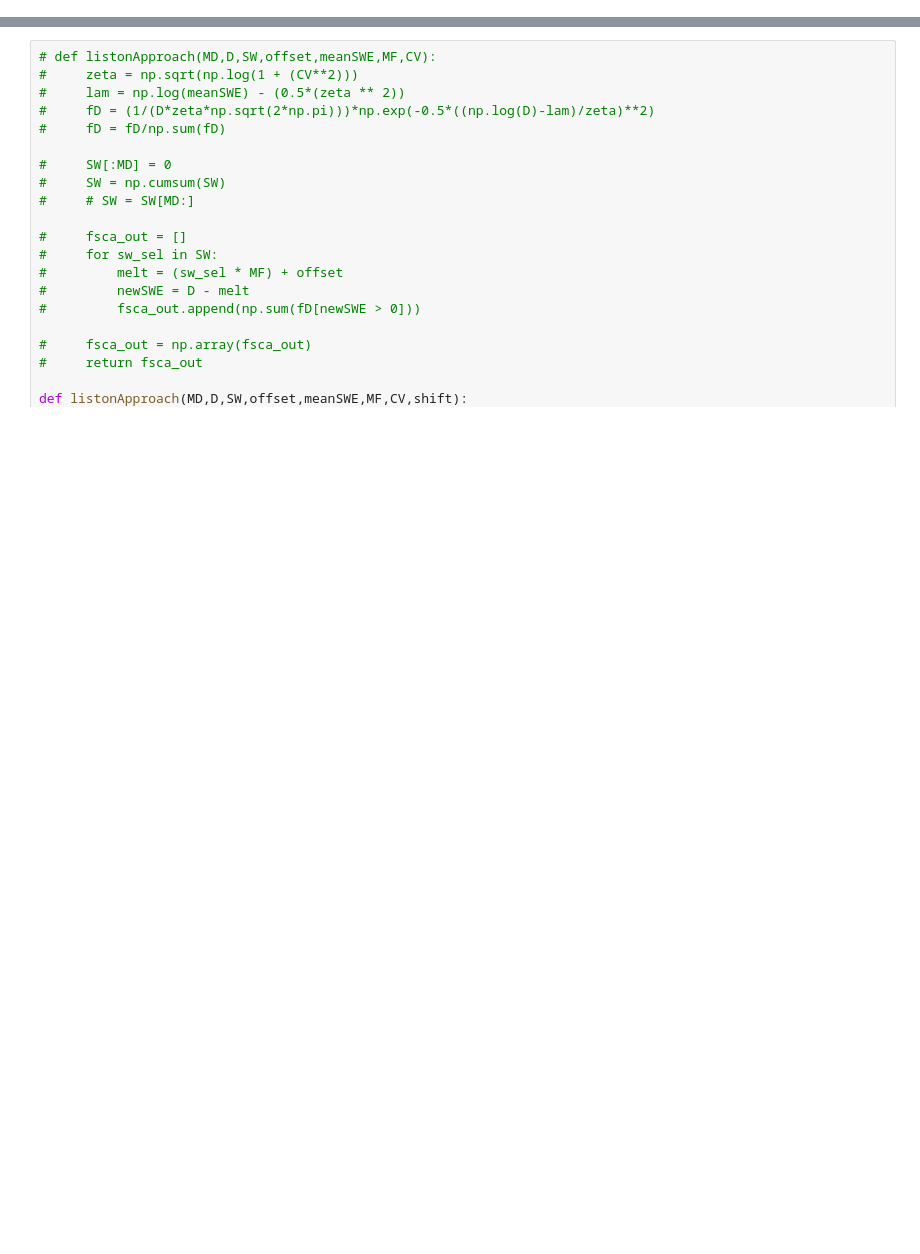
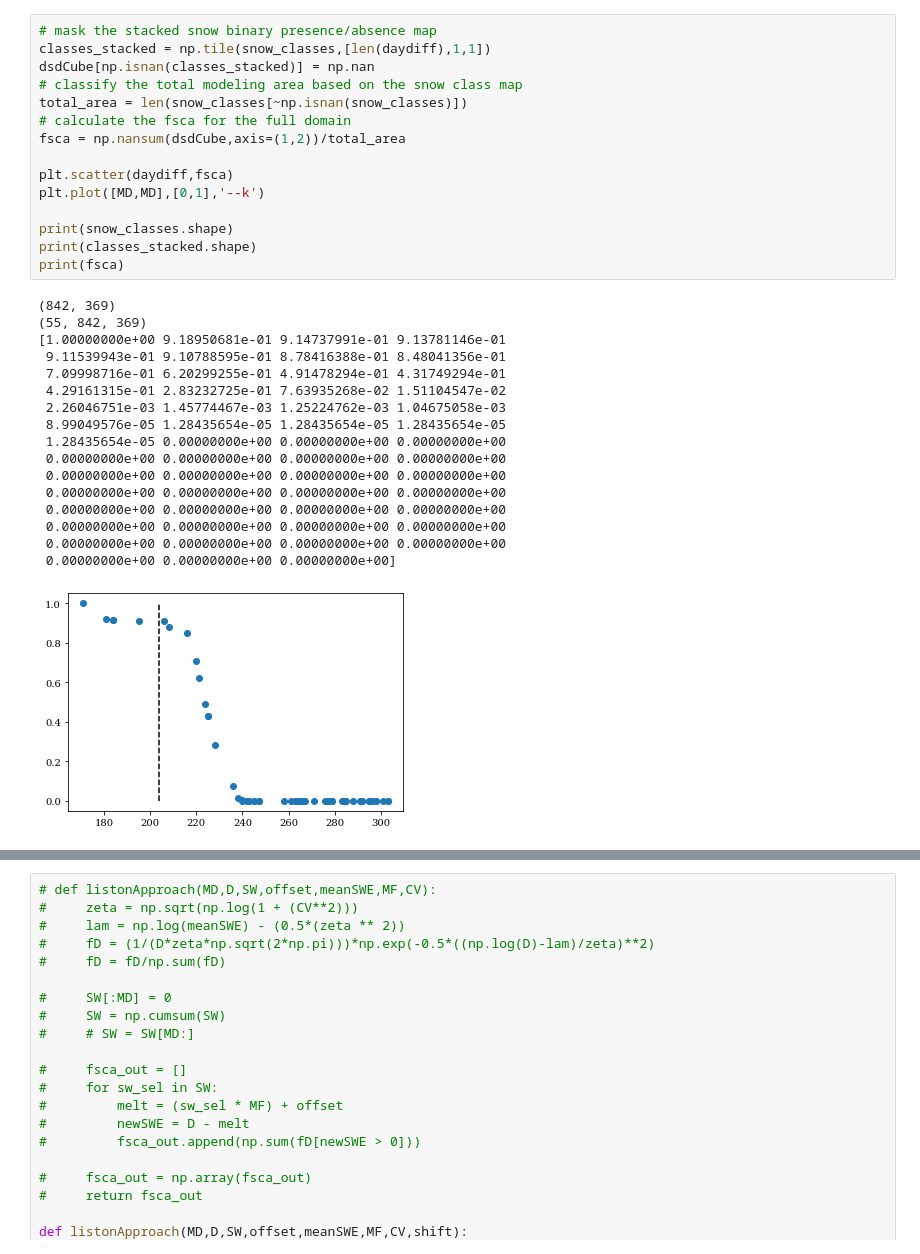
Before and after one commit to jupflug/CSDA_scripts, a Jupyter notebook: 5_process_Reconstruction.ipynb, the cells around one changed output, grey strips where cells are left out. Cells and saved outputs as stored; diff of their text form; blank space fills up the shorter version.

```diff
--- a/5_process_Reconstruction.ipynb
+++ b/5_process_Reconstruction.ipynb
@@ -136,0 +137,33 @@ plt.imshow(snow_classes)
+# %%
+# mask the stacked snow binary presence/absence map
+classes_stacked = np.tile(snow_classes,[len(daydiff),1,1])
+dsdCube[np.isnan(classes_stacked)] = np.nan
+# classify the total modeling area based on the snow class map
+total_area = len(snow_classes[~np.isnan(snow_classes)])
+# calculate the fsca for the full domain
+fsca = np.nansum(dsdCube,axis=(1,2))/total_area
+
+plt.scatter(daydiff,fsca)
+plt.plot([MD,MD],[0,1],'--k')
+
+print(snow_classes.shape)
+print(classes_stacked.shape)
+print(fsca)
+# %% [output]
+(842, 369)
+(55, 842, 369)
+[1.00000000e+00 9.18950681e-01 9.14737991e-01 9.13781146e-01
+ 9.11539943e-01 9.10788595e-01 8.78416388e-01 8.48041356e-01
+ 7.09998716e-01 6.20299255e-01 4.91478294e-01 4.31749294e-01
+ 4.29161315e-01 2.83232725e-01 7.63935268e-02 1.51104547e-02
+ 2.26046751e-03 1.45774467e-03 1.25224762e-03 1.04675058e-03
+ 8.99049576e-05 1.28435654e-05 1.28435654e-05 1.28435654e-05
+ 1.28435654e-05 0.00000000e+00 0.00000000e+00 0.00000000e+00
+ 0.00000000e+00 0.00000000e+00 0.00000000e+00 0.00000000e+00
+ 0.00000000e+00 0.00000000e+00 0.00000000e+00 0.00000000e+00
+ 0.00000000e+00 0.00000000e+00 0.00000000e+00 0.00000000e+00
+ 0.00000000e+00 0.00000000e+00 0.00000000e+00 0.00000000e+00
+ 0.00000000e+00 0.00000000e+00 0.00000000e+00 0.00000000e+00
+ 0.00000000e+00 0.00000000e+00 0.00000000e+00 0.00000000e+00
+ 0.00000000e+00 0.00000000e+00 0.00000000e+00]
+[figure, added]
```
Also changed, not shown: parts of 22 cells of this notebook, 2 other files.
